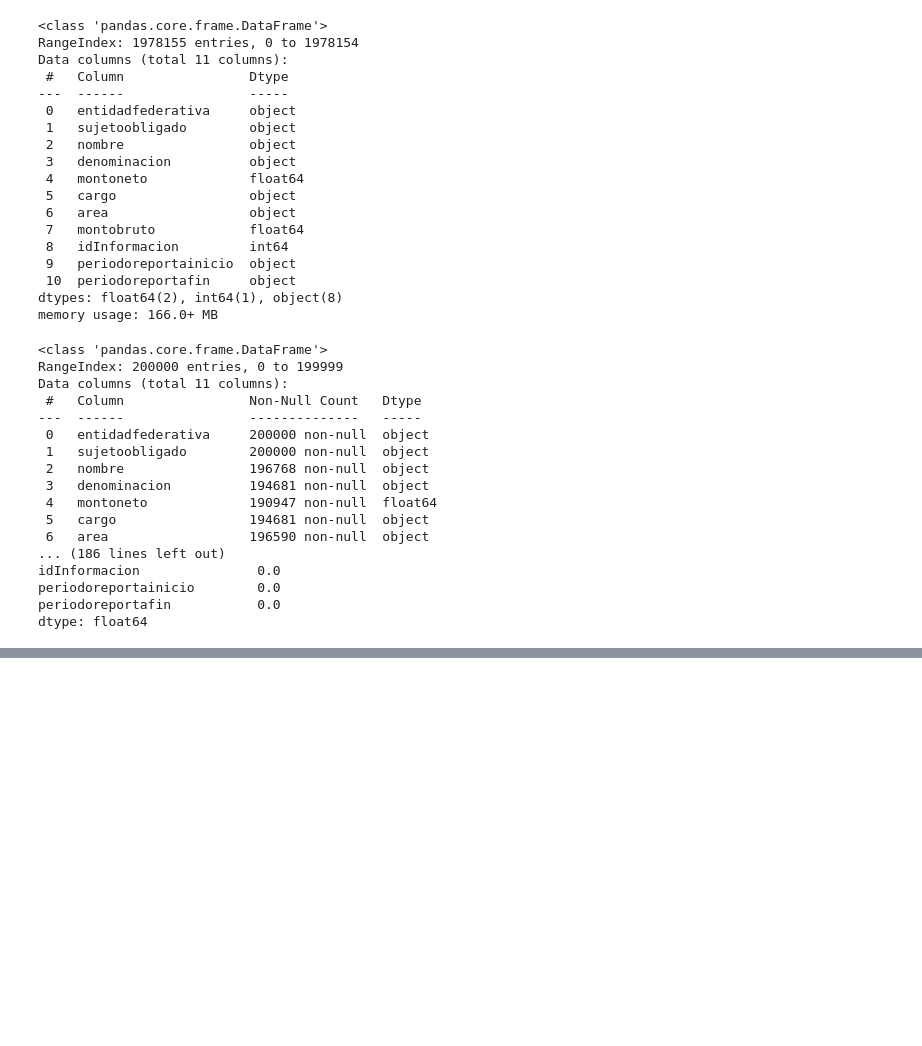
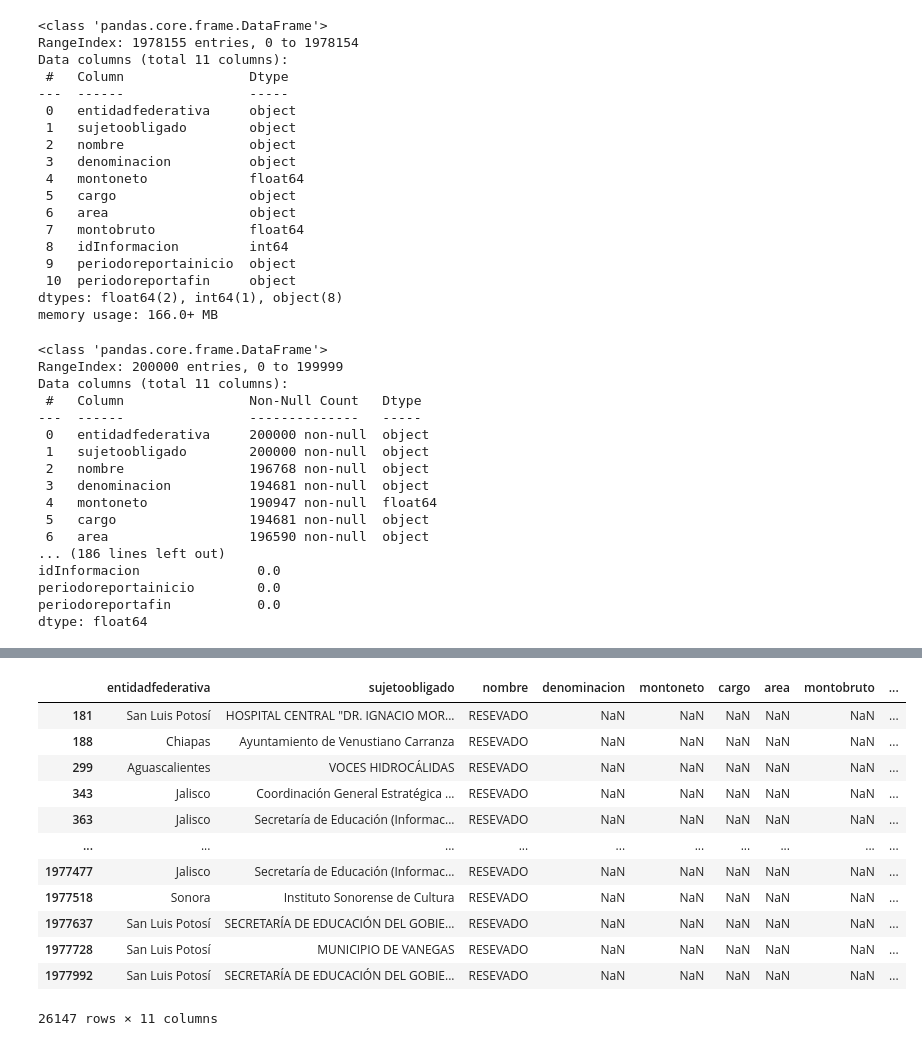
Before and after one commit to Julian-L-Avila/Data-Mining-2024-3, a Jupyter notebook: Data-Cleaning/cleaning.sync.ipynb, the cells around one changed output, grey strips where cells are left out. Drawn from its saved outputs; the diff is of its cells as text; code cells hidden in the pictures; blank space fills up the shorter version.

```diff
--- a/Data-Cleaning/cleaning.sync.ipynb
+++ b/Data-Cleaning/cleaning.sync.ipynb
@@ -79,0 +244,18 @@ dataframes[0].head(10)
+# %%
+null_cargo_monto = null_cargo[null_cargo['montoneto'].isnull()]
+null_cargo_monto[['denominacion', 'montobruto']].isna().sum()
+null_cargo_monto
+# %% [output]
+|  | entidadfederativa | sujetoobligado | nombre | denominacion | montoneto | cargo | area | montobruto | ... |
+| 181 | San Luis Potosí | HOSPITAL CENTRAL "DR. IGNACIO MOR... | RESEVADO | NaN | NaN | NaN | NaN | NaN | ... |
+| 188 | Chiapas | Ayuntamiento de Venustiano Carranza | RESEVADO | NaN | NaN | NaN | NaN | NaN | ... |
+| 299 | Aguascalientes | VOCES HIDROCÁLIDAS | RESEVADO | NaN | NaN | NaN | NaN | NaN | ... |
+| 343 | Jalisco | Coordinación General Estratégica ... | RESEVADO | NaN | NaN | NaN | NaN | NaN | ... |
+| 363 | Jalisco | Secretaría de Educación (Informac... | RESEVADO | NaN | NaN | NaN | NaN | NaN | ... |
+| ... | ... | ... | ... | ... | ... | ... | ... | ... | ... |
+| 1977477 | Jalisco | Secretaría de Educación (Informac... | RESEVADO | NaN | NaN | NaN | NaN | NaN | ... |
+| 1977518 | Sonora | Instituto Sonorense de Cultura | RESEVADO | NaN | NaN | NaN | NaN | NaN | ... |
+| 1977637 | San Luis Potosí | SECRETARÍA DE EDUCACIÓN DEL GOBIE... | RESEVADO | NaN | NaN | NaN | NaN | NaN | ... |
+| 1977728 | San Luis Potosí | MUNICIPIO DE VANEGAS | RESEVADO | NaN | NaN | NaN | NaN | NaN | ... |
+| 1977992 | San Luis Potosí | SECRETARÍA DE EDUCACIÓN DEL GOBIE... | RESEVADO | NaN | NaN | NaN | NaN | NaN | ... |
+26147 rows × 11 columns
```
Also changed, not shown: parts of 14 cells of this notebook, 2 other files.
